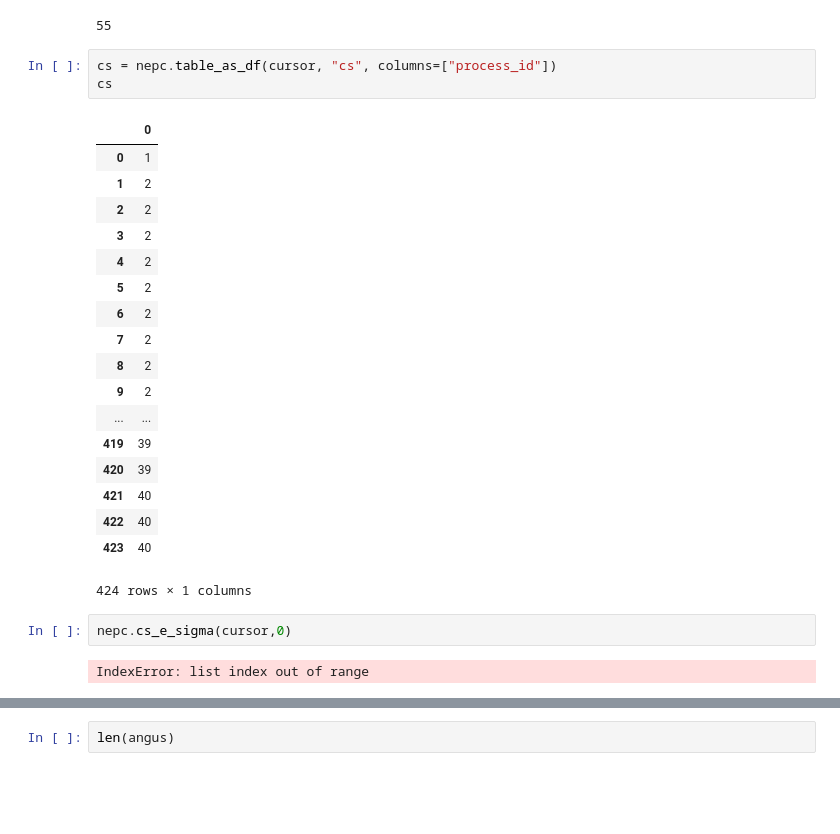
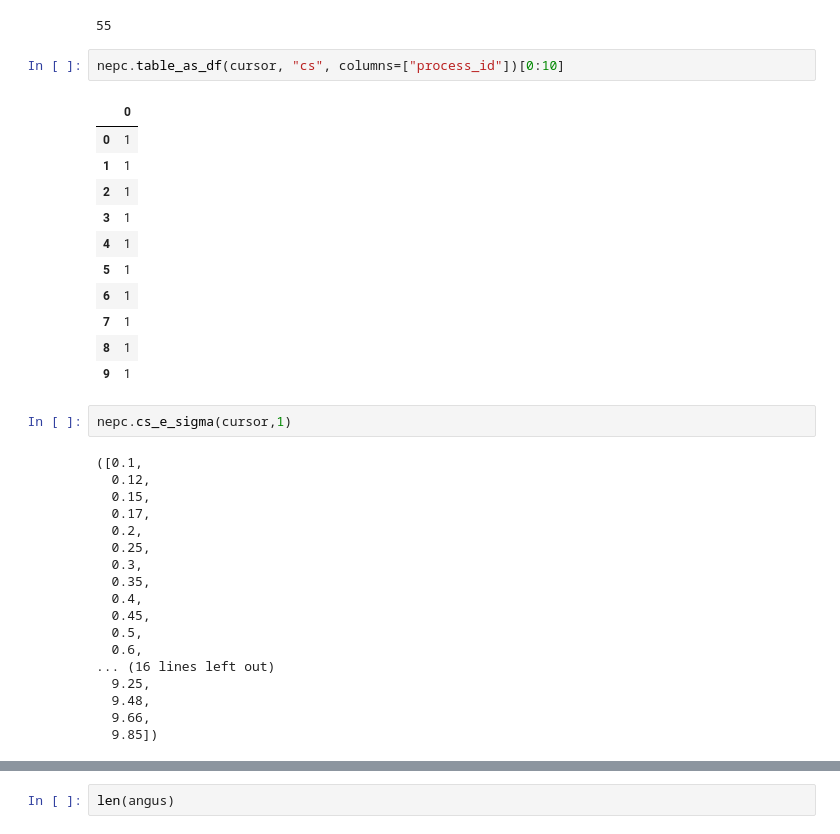
Before and after one commit to USNavalResearchLaboratory/nepc, a Jupyter notebook: examples/eda.ipynb, the cells around one changed output, grey strips where cells are left out. Drawn from its saved outputs; the diff is of its cells as text; blank space fills up the shorter version.

```diff
--- a/examples/eda.ipynb
+++ b/examples/eda.ipynb
@@ -81,30 +81,38 @@ len(states)
 # %% [output]
 55
 # %%
-cs = nepc.table_as_df(cursor, "cs", columns=["process_id"])
-cs
+nepc.table_as_df(cursor, "cs", columns=["process_id"])[0:10]
 # %% [output]
 |  | 0 |
 | 0 | 1 |
-| 1 | 2 |
-| 2 | 2 |
-| 3 | 2 |
-| 4 | 2 |
-| 5 | 2 |
-| 6 | 2 |
-| 7 | 2 |
-| 8 | 2 |
-| 9 | 2 |
-| ... | ... |
-| 419 | 39 |
-| 420 | 39 |
-| 421 | 40 |
-| 422 | 40 |
-| 423 | 40 |
+| 1 | 1 |
+| 2 | 1 |
+| 3 | 1 |
+| 4 | 1 |
+| 5 | 1 |
+| 6 | 1 |
+| 7 | 1 |
+| 8 | 1 |
+| 9 | 1 |
-424 rows × 1 columns
 # %%
-nepc.cs_e_sigma(cursor,0)
+nepc.cs_e_sigma(cursor,1)
 # %% [output]
-IndexError: list index out of range
+([0.1,
+  0.12,
+  0.15,
+  0.17,
+  0.2,
+  0.25,
+  0.3,
+  0.35,
+  0.4,
+  0.45,
+  0.5,
+  0.6,
+... (16 lines left out)
+  9.25,
+  9.48,
+  9.66,
+  9.85])
 # %%
 angus = nepc.model(cursor, "angus")
```
Also changed, not shown: parts of 6 cells of this notebook, 2 other files.
